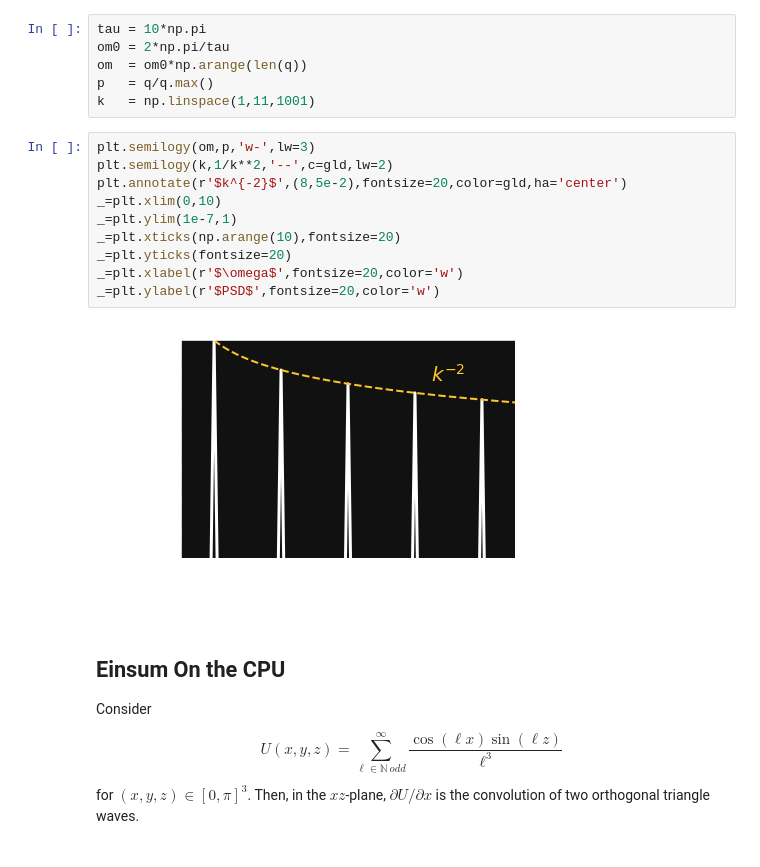
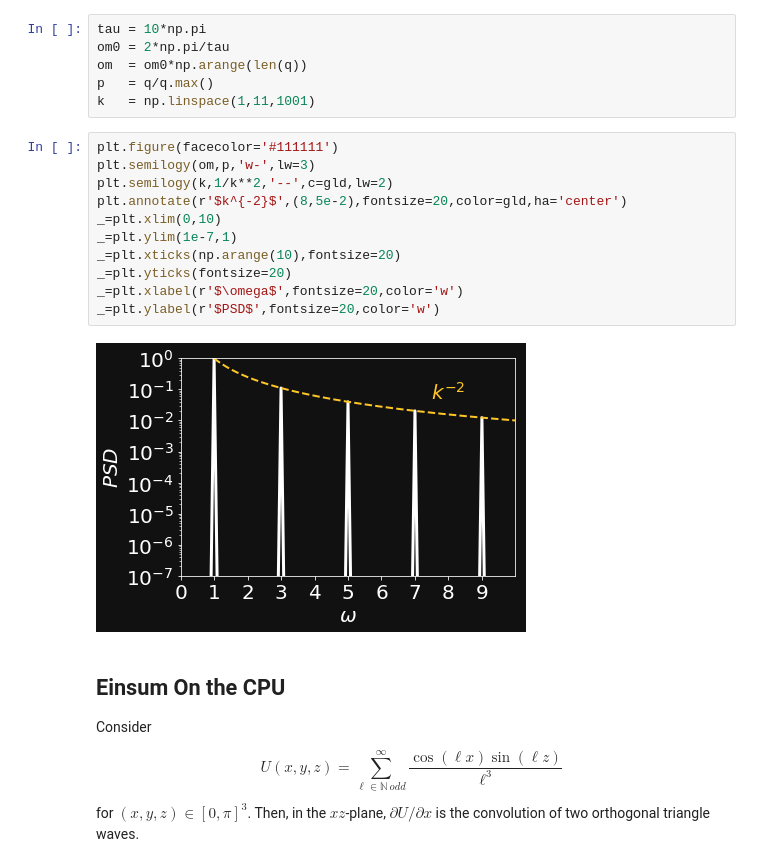
Before and after one commit to jyalim/RCworkshops, a Jupyter notebook: ML90-python/fft-alignment-speed/fft-intel.ipynb, the cells around one changed output. Saved outputs shown, nothing was run; the diff lists cells and outputs as text.

```diff
--- a/ML90-python/fft-alignment-speed/fft-intel.ipynb
+++ b/ML90-python/fft-alignment-speed/fft-intel.ipynb
@@ -90,17 +91,18 @@ om  = om0*np.arange(len(q))
 p   = q/q.max()
 k   = np.linspace(1,11,1001)
 # %%
+plt.figure(facecolor='#111111')
 plt.semilogy(om,p,'w-',lw=3)
 plt.semilogy(k,1/k**2,'--',c=gld,lw=2)
 plt.annotate(r'$k^{-2}$',(8,5e-2),fontsize=20,color=gld,ha='center')
 _=plt.xlim(0,10)
 _=plt.ylim(1e-7,1)
 _=plt.xticks(np.arange(10),fontsize=20)
 _=plt.yticks(fontsize=20)
 _=plt.xlabel(r'$\omega$',fontsize=20,color='w')
 _=plt.ylabel(r'$PSD$',fontsize=20,color='w')
 # %% [output]
-[figure, old version]
+[figure, new version]
 # %% [markdown]
 ## Einsum On the CPU
 
```
Also changed, not shown: parts of 11 cells of this notebook, 1 other file.
